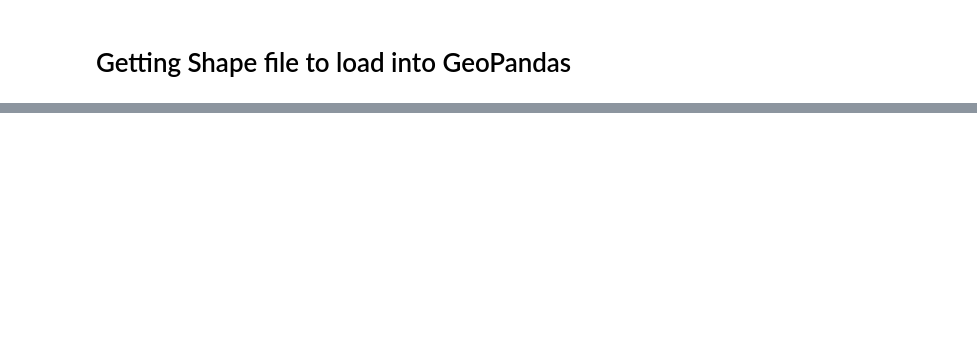
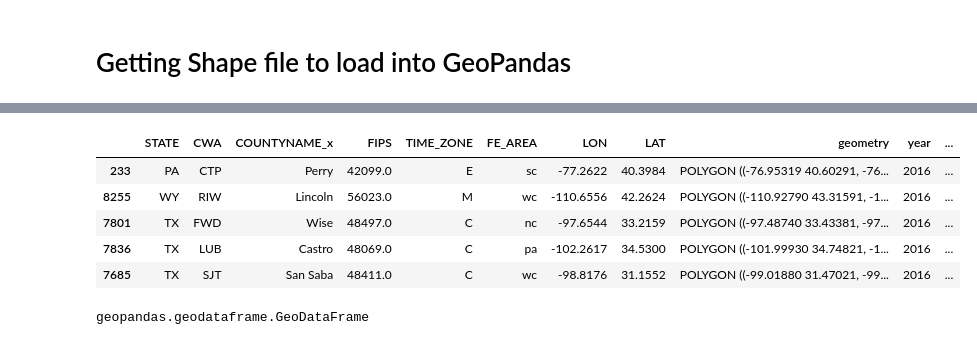
Before and after one commit to VallieTracy/Pres-Election-Partisan-Breakdown, a Jupyter notebook: votes_and_counties.ipynb, the cells around one changed output, grey strips where cells are left out. Drawn from its saved outputs; the diff is of its cells as text; code cells hidden in the pictures; blank space fills up the shorter version.

```diff
--- a/votes_and_counties.ipynb
+++ b/votes_and_counties.ipynb
@@ -135,3 +114,3 @@ df2.head()
 # %%
 # rename column to match name in geopandas df
-df2 = df2.rename(columns={'county':'COUNTYNAME'})
+df_2016 = df_2016.rename(columns={'county':'COUNTYNAME'})
@@ -165,3 +158,10 @@ result.head(100)
 # %%
-try_this = county_shp.merge(df2, on='COUNTYNAME')
-try_this
+try_this = county_shp.merge(df_2016, on='FIPS')
+try_this.sample(5)
+# %% [output]
+|  | STATE | CWA | COUNTYNAME_x | FIPS | TIME_ZONE | FE_AREA | LON | LAT | geometry | year | ... |
+| 233 | PA | CTP | Perry | 42099.0 | E | sc | -77.2622 | 40.3984 | POLYGON ((-76.95319 40.60291, -76... | 2016 | ... |
+| 8255 | WY | RIW | Lincoln | 56023.0 | M | wc | -110.6556 | 42.2624 | POLYGON ((-110.92790 43.31591, -1... | 2016 | ... |
+| 7801 | TX | FWD | Wise | 48497.0 | C | nc | -97.6544 | 33.2159 | POLYGON ((-97.48740 33.43381, -97... | 2016 | ... |
+| 7836 | TX | LUB | Castro | 48069.0 | C | pa | -102.2617 | 34.5300 | POLYGON ((-101.99930 34.74821, -1... | 2016 | ... |
+| 7685 | TX | SJT | San Saba | 48411.0 | C | wc | -98.8176 | 31.1552 | POLYGON ((-99.01880 31.47021, -99... | 2016 | ... |
@@ -167,0 +170,4 @@ try_this
+# %%
+type(try_this)
+# %% [output]
+geopandas.geodataframe.GeoDataFrame
```
Also changed, not shown: parts of 17 cells of this notebook, 1 other file.
